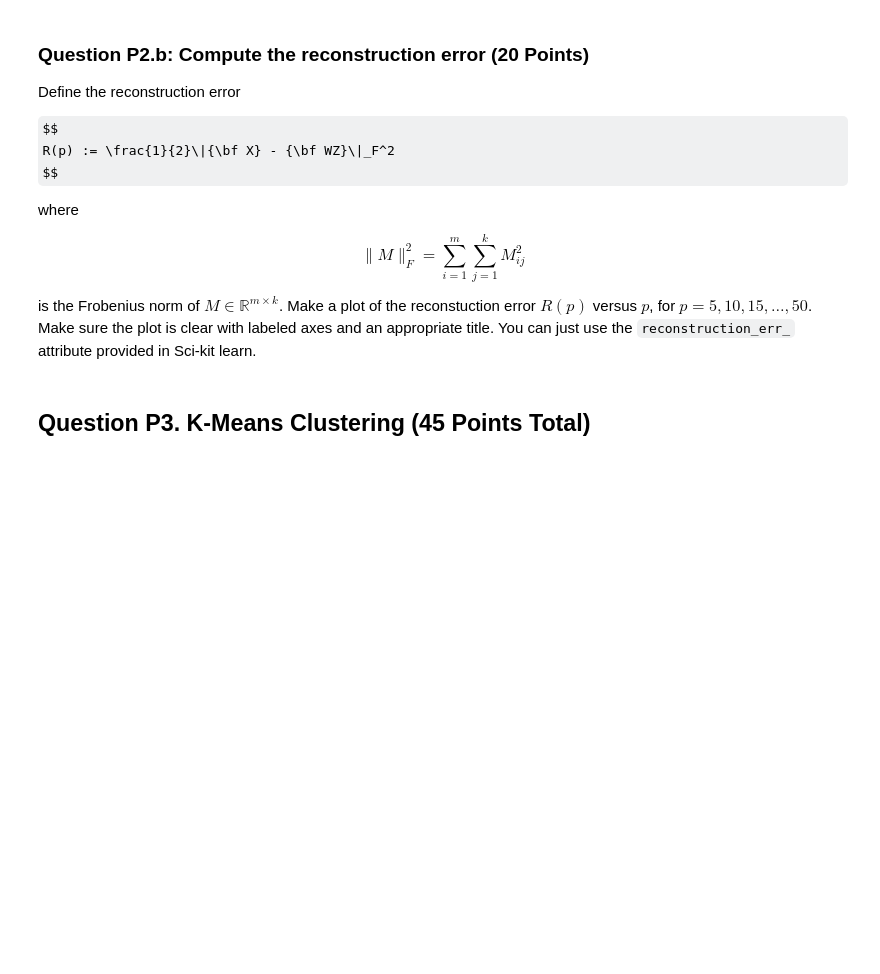
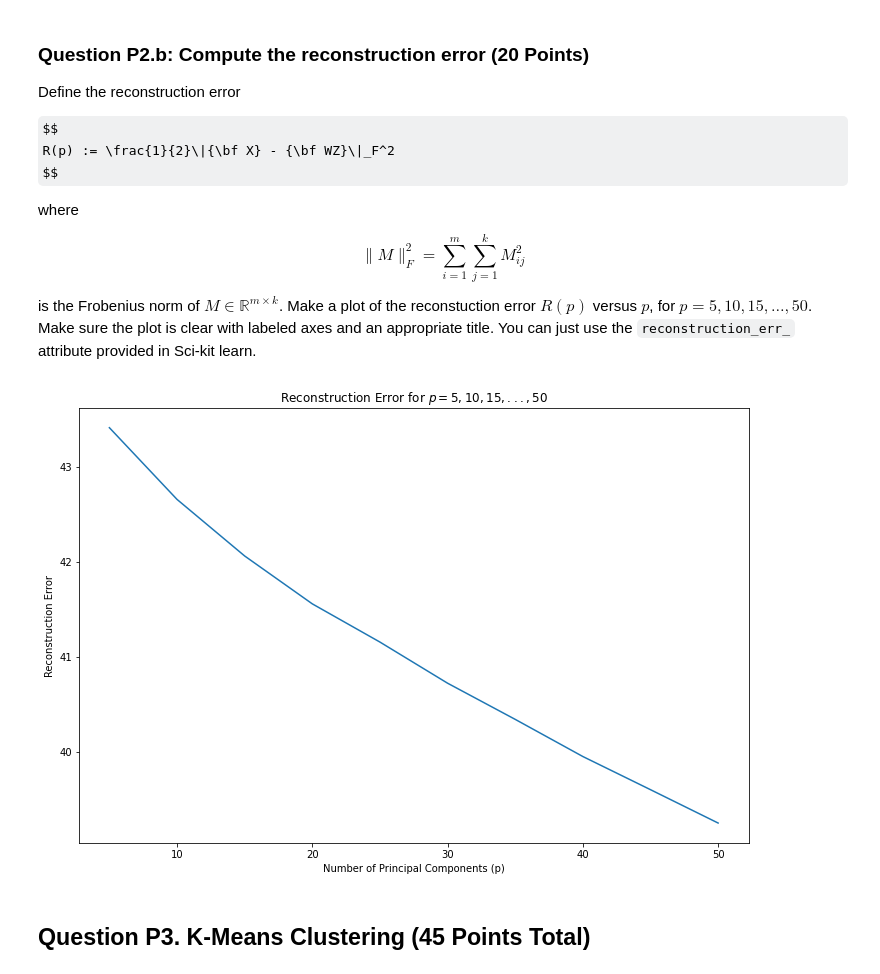
Before and after one commit to Jkker/intro2ml, a Jupyter notebook: HW5/IntroToML_Fall2021_HW5.ipynb, the cells around one changed output. Saved outputs shown, nothing was run; the diff lists cells and outputs as text; code cells hidden in the pictures; some formulas as TeX source; blank space fills up the shorter version.

```diff
--- a/HW5/IntroToML_Fall2021_HW5.ipynb
+++ b/HW5/IntroToML_Fall2021_HW5.ipynb
@@ -136,9 +181,12 @@ Make a plot of $\mathrm{PV}(p)$ versus $p$ for $p = 1,\ldots,1000$.  You do not
 Similarly to PCA in Part 1, use the NMF implemented in Sci-Kit learn to obtain the low-dimensional projection of ${\bf X}$ (i.e. get ${\bf W}$ and ${\bf Z}$) for when $p = 5$.  Read the documentation [here](https://scikit-learn.org/stable/modules/generated/sklearn.decomposition.NMF.html) carefully.  In particular, make sure you are computing the correct ${\bf W}$ and ${\bf Z}$.
 # %%
 ## Your code goes here
+p = 5
+nmf = NMF(n_components=p, random_state=42, init='nndsvda')
 
-W = ?
-Z = ?
+W = nmf.fit_transform(X)
+Z = nmf.components_
 
 print("W has shape ", W.shape)
 print("Z has shape ", Z.shape)
+# print((W @ Z).shape)
@@ -163,3 +212,23 @@ is the Frobenius norm of $M \in \mathbb{R}^{m \times k}$.  Make a plot of the re
+# %%
+## Your code goes here
+p_n = 10
+p_step = 5
+
+reconstruction_err_nmf = []
+
+for p in tqdm(range(p_step, p_step + p_n * p_step, p_step)):
+    R = NMF(n_components=p, random_state=42, init='nndsvda',
+            max_iter=400).fit(X).reconstruction_err_
+    reconstruction_err_nmf.append(R)
+# %%
+plt.figure(figsize=(12, 8))
+plt.title(f'Reconstruction Error for $p = 5,10,15,...,50$')
+plt.plot(range(p_step, p_step + p_n * p_step, p_step), reconstruction_err_nmf)
+plt.xlabel('Number of Principal Components (p)')
+plt.ylabel('Reconstruction Error')
+plt.show()
+# %% [output]
+[figure, added]
 # %% [markdown]
 ## Question P3. K-Means Clustering (45 Points Total)
 # %% [markdown]
```
Also changed, not shown: parts of 11 cells of this notebook.
